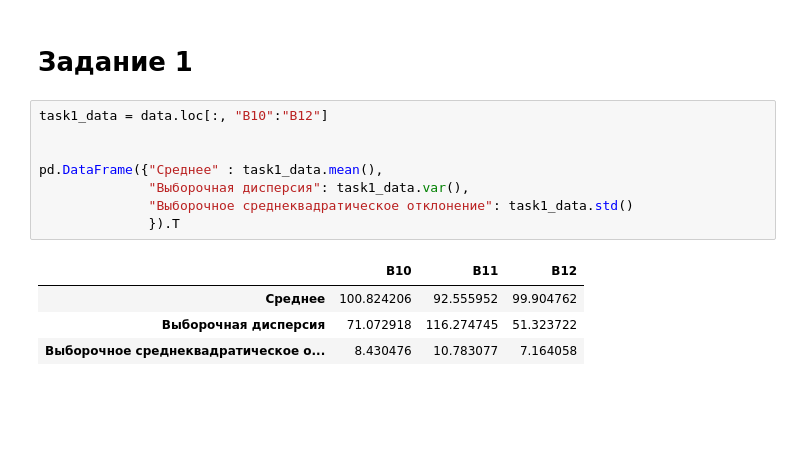
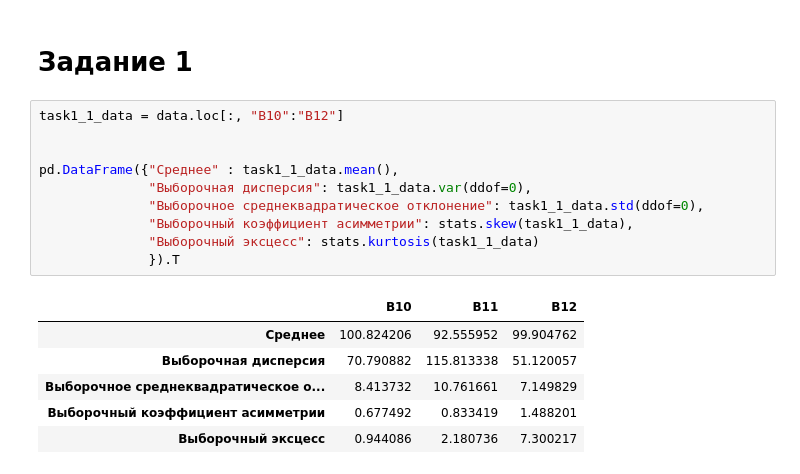
Before and after one commit to litc0x3B/Stats-Labs, a Jupyter notebook: HW.ipynb, the cells around one changed output. Drawn from its saved outputs; the diff is of its cells as text; blank space fills up the shorter version.

```diff
--- a/HW.ipynb
+++ b/HW.ipynb
@@ -24,15 +25,19 @@ data
 # %% [markdown]
 # Задание 1
 # %%
-task1_data = data.loc[:, "B10":"B12"]
+task1_1_data = data.loc[:, "B10":"B12"]
 
 
-pd.DataFrame({"Среднее" : task1_data.mean(),
-              "Выборочная дисперсия": task1_data.var(),
-              "Выборочное среднеквадратическое отклонение": task1_data.std()
+pd.DataFrame({"Среднее" : task1_1_data.mean(),
+              "Выборочная дисперсия": task1_1_data.var(ddof=0),
+              "Выборочное среднеквадратическое отклонение": task1_1_data.std(ddof=0),
+              "Выборочный коэффициент асимметрии": stats.skew(task1_1_data),
+              "Выборочный эксцесс": stats.kurtosis(task1_1_data)
               }).T
 # %% [output]
 |  | B10 | B11 | B12 |
 | Среднее | 100.824206 | 92.555952 | 99.904762 |
-| Выборочная дисперсия | 71.072918 | 116.274745 | 51.323722 |
-| Выборочное среднеквадратическое о... | 8.430476 | 10.783077 | 7.164058 |
+| Выборочная дисперсия | 70.790882 | 115.813338 | 51.120057 |
+| Выборочное среднеквадратическое о... | 8.413732 | 10.761661 | 7.149829 |
+| Выборочный коэффициент асимметрии | 0.677492 | 0.833419 | 1.488201 |
+| Выборочный эксцесс | 0.944086 | 2.180736 | 7.300217 |
```
Also changed, not shown: parts of 5 cells of this notebook.
